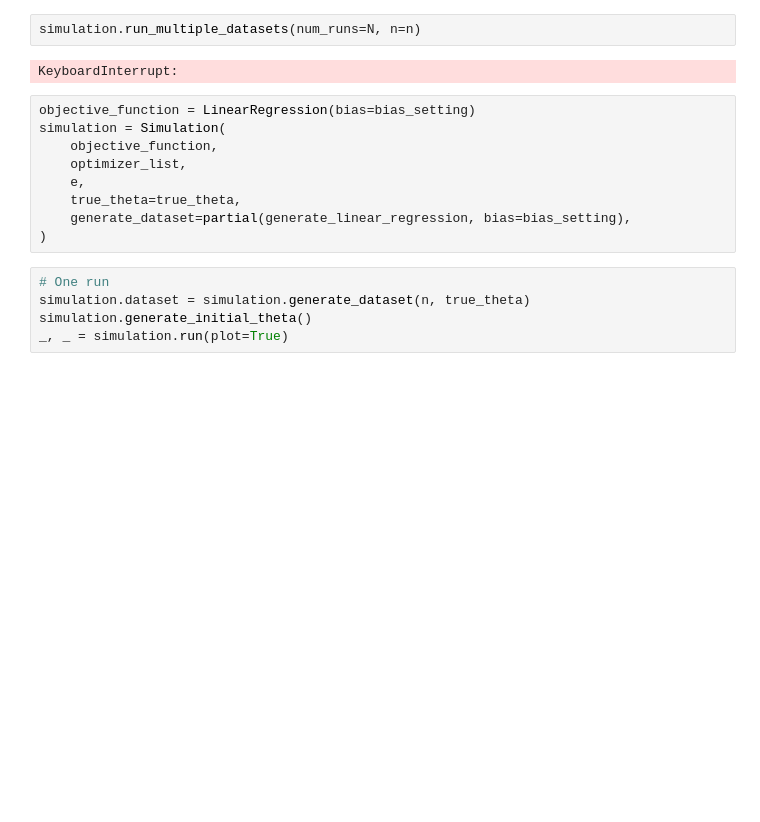
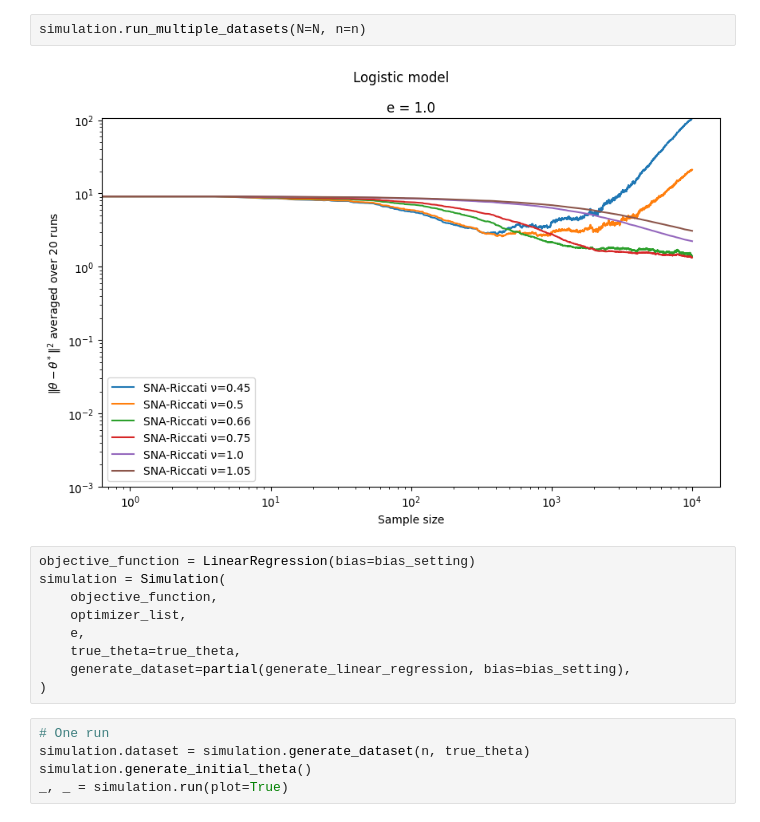
Before and after one commit to guillaume-salle/Optimisation_stochastique, a Jupyter notebook: simulation_SNARiccati.ipynb, the cells around one changed output. Cells and saved outputs as stored; diff of their text form; blank space fills up the shorter version.

```diff
--- a/simulation_SNARiccati.ipynb
+++ b/simulation_SNARiccati.ipynb
@@ -30,7 +30,7 @@ AttributeError: 'numpy.ndarray' object has no attribute 'append'
 # %%
-simulation.run_multiple_datasets(num_runs=N, n=n)
+simulation.run_multiple_datasets(N=N, n=n)
 # %% [output]
-KeyboardInterrupt:
+[figure, added]
 # %%
 objective_function = LinearRegression(bias=bias_setting)
 simulation = Simulation(
```
Also changed, not shown: parts of 5 cells of this notebook, 23 other files.
